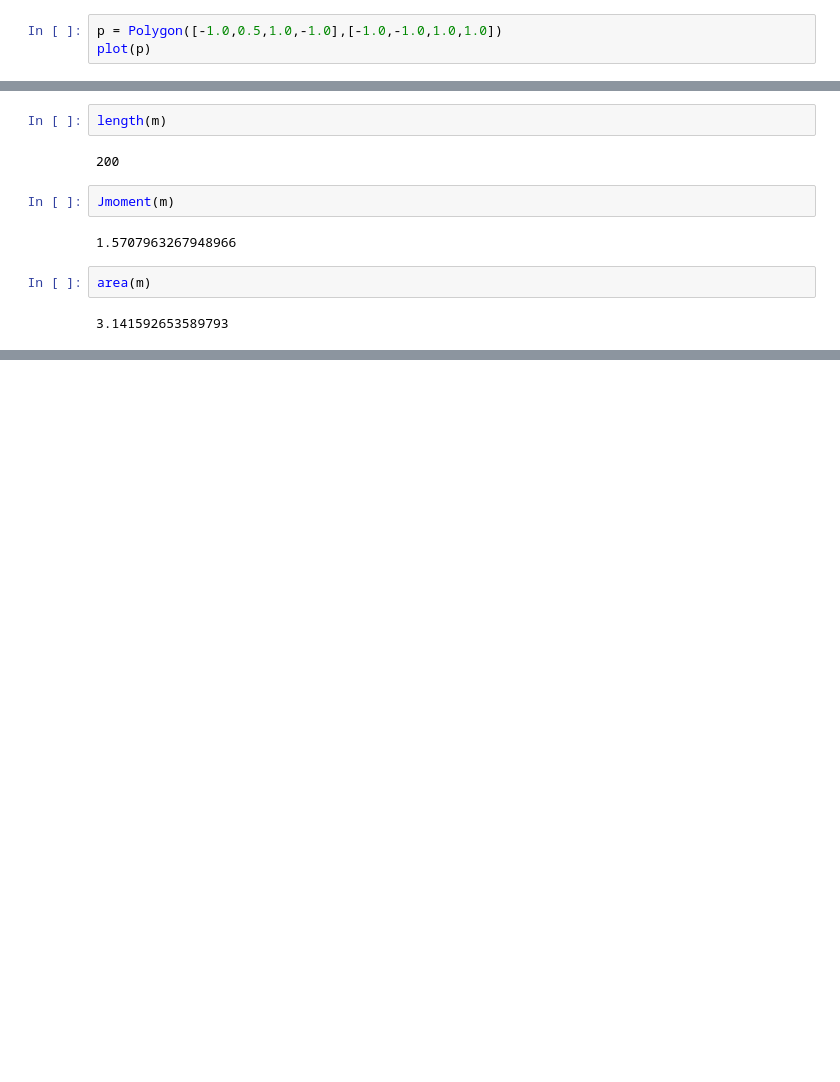
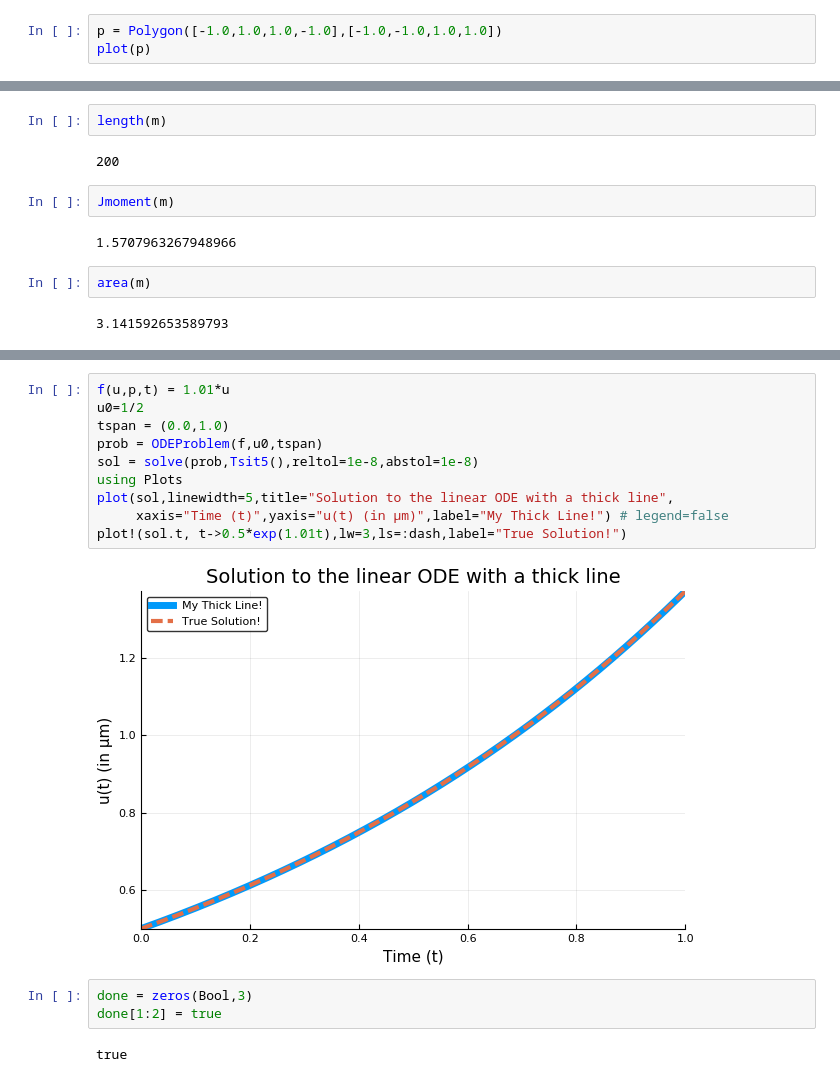
Before and after one commit to jdeldre/SchwarzChristoffel.jl, a Jupyter notebook: src/TestingSC.ipynb, the cells around one changed output, grey strips where cells are left out. Drawn from its saved outputs; the diff is of its cells as text; blank space fills up the shorter version.

```diff
--- a/src/TestingSC.ipynb
+++ b/src/TestingSC.ipynb
@@ -52,5 +54,5 @@ isinpoly.(z,p,1e-5)
 1×2 BitArray{2}:
  true  true
 # %%
-p = Polygon([-1.0,0.5,1.0,-1.0],[-1.0,-1.0,1.0,1.0])
+p = Polygon([-1.0,1.0,1.0,-1.0],[-1.0,-1.0,1.0,1.0])
 plot(p)
@@ -285,0 +271,17 @@ dm(ζ)
+# %%
+f(u,p,t) = 1.01*u
+u0=1/2
+tspan = (0.0,1.0)
+prob = ODEProblem(f,u0,tspan)
+sol = solve(prob,Tsit5(),reltol=1e-8,abstol=1e-8)
+using Plots
+plot(sol,linewidth=5,title="Solution to the linear ODE with a thick line",
+     xaxis="Time (t)",yaxis="u(t) (in μm)",label="My Thick Line!") # legend=false
+plot!(sol.t, t->0.5*exp(1.01t),lw=3,ls=:dash,label="True Solution!")
+# %% [output]
+[figure, added]
+# %%
+done = zeros(Bool,3)
+done[1:2] = true
+# %% [output]
+true
```
Also changed, not shown: parts of 14 cells of this notebook, 1 other file.
